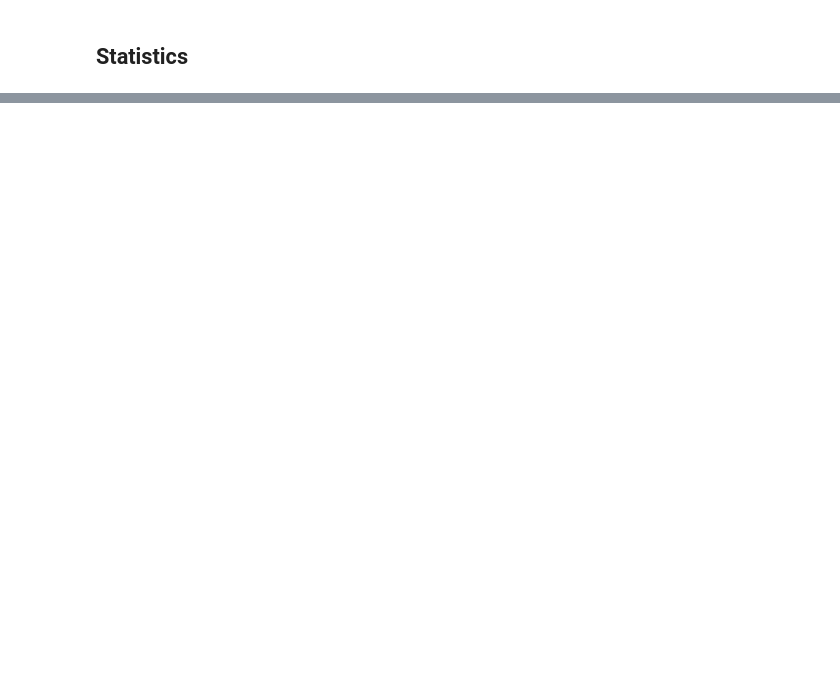
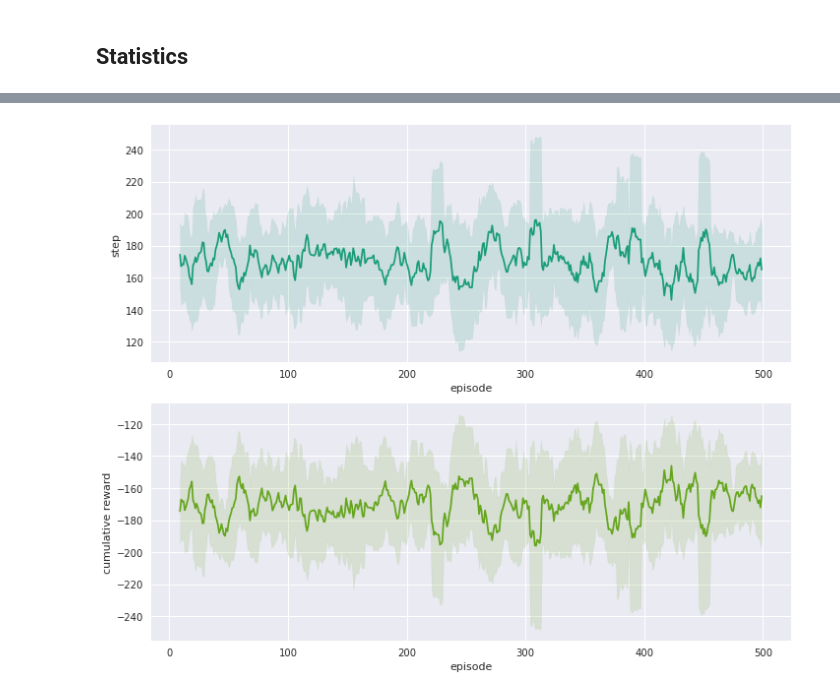
Before and after one commit to nhabbash/con-rl, a Jupyter notebook: notebooks/conrl/conrl_mountaincar.ipynb, the cells around one changed output, grey strips where cells are left out. Saved outputs shown, nothing was run; the diff lists cells and outputs as text; code cells hidden in the pictures; blank space fills up the shorter version.

```diff
--- a/notebooks/conrl/conrl_mountaincar.ipynb
+++ b/notebooks/conrl/conrl_mountaincar.ipynb
@@ -314,0 +321,38 @@ plot_nodes_changes(stats_cr["best_actions"],
+# %%
+# Test MLGNG simplification from near optimal policy
+good_policy = stats_cr["best_actions"][np.argmax(stats_cr["cumulative_reward"])][-1].reshape(state_size).astype(int)
+
+stats_opt= {
+        "step":  np.zeros(num_episodes),
+        "cumulative_reward":  np.zeros(num_episodes)
+}
+
+
+for episode in range(num_episodes):
+        done = False
+        step = 0
+        cumulative_reward = 0
+
+        start = time.time()
+        state = env.reset()
+
+        while not done:
+            action = good_policy[state]
+            next_state, reward, done, _ = env.step(action)
+            state = next_state
+
+            cumulative_reward += reward
+            step+=1
+
+        stats_opt["cumulative_reward"][episode] = cumulative_reward
+        stats_opt["step"][episode] = step
+
+
+        end = time.time() - start
+        if (episode+1) % 50 == 0:
+            print("Episode {}/{}, Average Max Reward: {}, Total steps {}, Time {:.3f}".format(
+                episode+1,
+                num_episodes,
+                stats_opt["cumulative_reward"][episode-10:episode].mean(),
+                stats_opt["step"][episode],
+                end))
@@ -314,0 +370,4 @@ plot_nodes_changes(stats_cr["best_actions"],
+# %%
+plot_stats(stats_opt, figsize=(10, 8))
+# %% [output]
+[figure, added]
```
Also changed, not shown: parts of 16 cells of this notebook, 9 other files.
